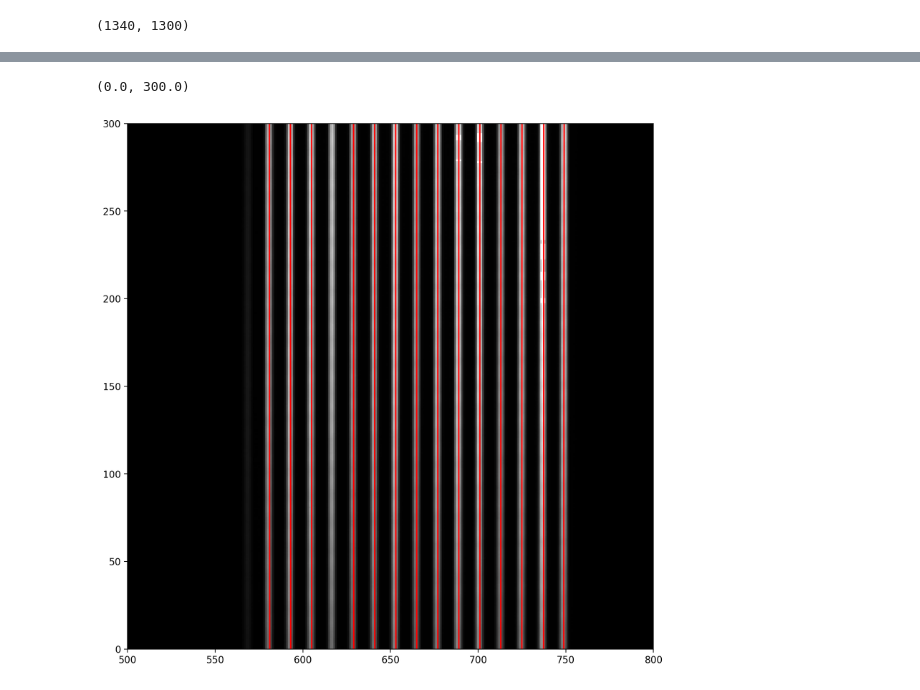
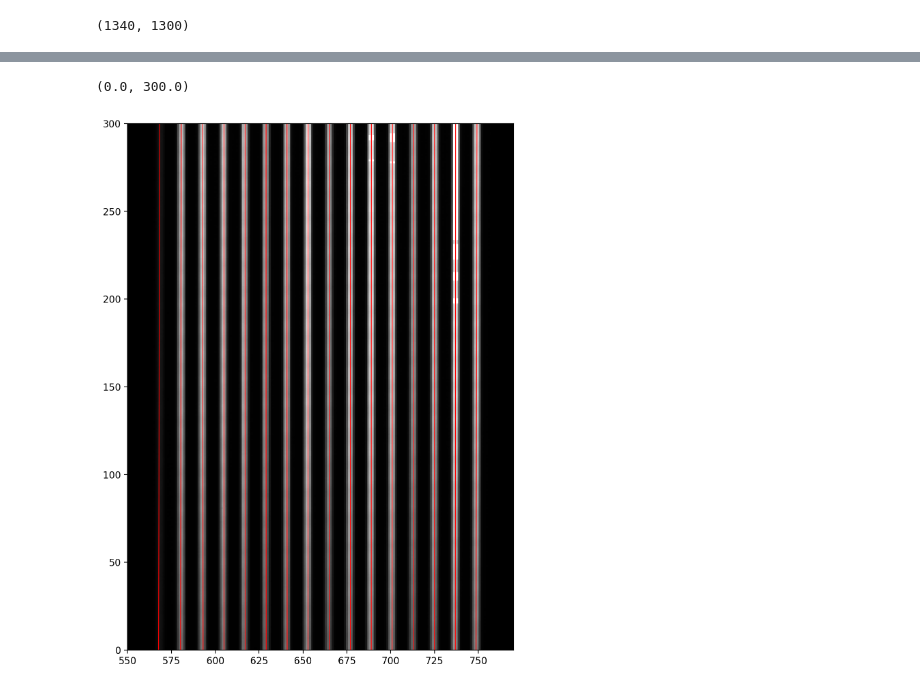
Before and after one commit to hbahk/kspecdr, a Jupyter notebook: notebooks/test_arc_20251224.ipynb, the cells around one changed output, grey strips where cells are left out. Saved outputs shown, nothing was run; the diff lists cells and outputs as text; code cells hidden in the pictures.

```diff
--- a/notebooks/test_arc_20251224.ipynb
+++ b/notebooks/test_arc_20251224.ipynb
@@ -180,12 +180,13 @@ array([[581.09333333, 581.09224408, 581.09115826, ..., 582.70366562,
 # %%
 fig = plt.figure(figsize=(10, 10))
 ax = fig.add_subplot(111)
 ax.imshow(img_data, cmap='gray', origin='lower')
 for tl in tlm_data:
-    ax.plot(tl, np.arange(tl.shape[0]), c="r")
+    ax.plot(tl, np.arange(tl.shape[0]), c="r", lw=0.8)
 
-ax.set_xlim(500, 800)
+ax.set_xlim(550, 770)
 ax.set_ylim(0, 300)
+# ax.set_ylim(1000, 1200)
 # %% [output]
 (0.0, 300.0)
-[figure, old version]
+[figure, new version]
```
Also changed, not shown: parts of 2 cells of this notebook.
